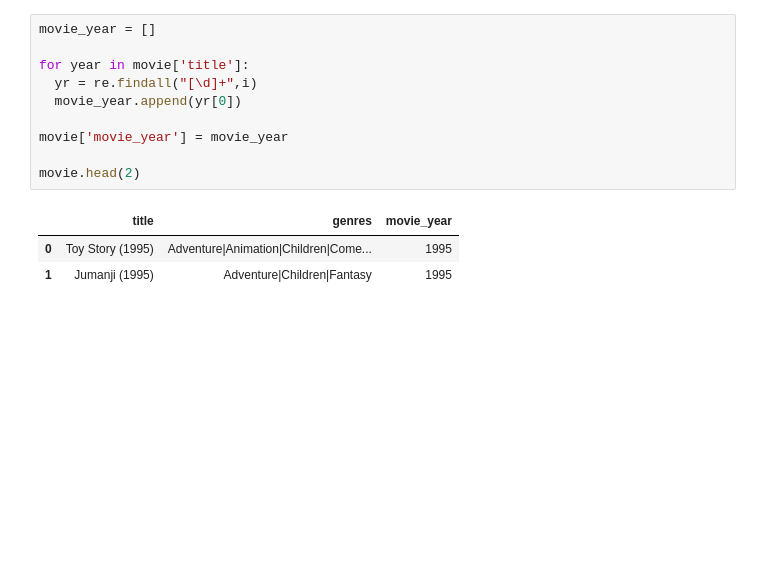
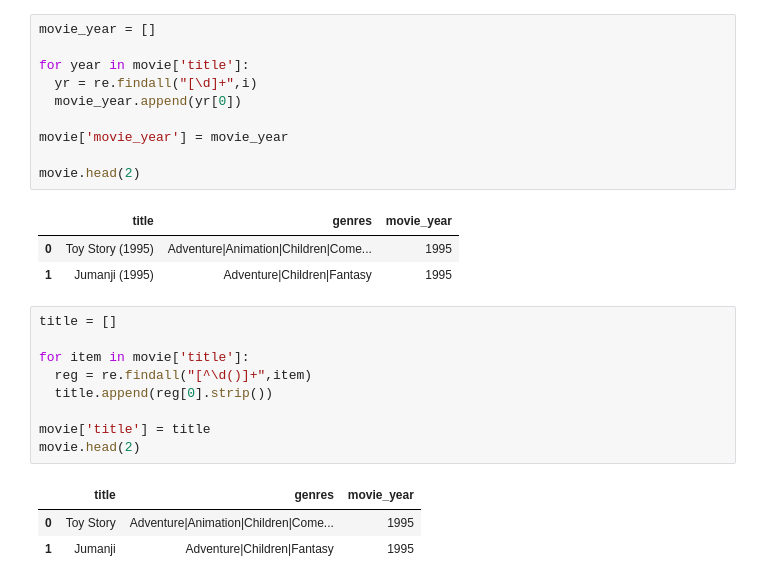
Before and after one commit to adambria1309/KurapikaZoldyck, a Jupyter notebook: Unlimited Chapter - Project/Building Recommendation Engine System.ipynb, the cells around one changed output. Drawn from its saved outputs; the diff is of its cells as text; blank space fills up the shorter version.

```diff
--- a/Unlimited Chapter - Project/Building Recommendation Engine System.ipynb
+++ b/Unlimited Chapter - Project/Building Recommendation Engine System.ipynb
@@ -244,3 +244,16 @@ movie.head(2)
 |  | title | genres | movie_year |
 | 0 | Toy Story (1995) | Adventure|Animation|Children|Come... | 1995 |
 | 1 | Jumanji (1995) | Adventure|Children|Fantasy | 1995 |
+# %%
+title = []
+
+for item in movie['title']:
+  reg = re.findall("[^\d()]+",item)
+  title.append(reg[0].strip())
+
+movie['title'] = title
+movie.head(2)
+# %% [output]
+|  | title | genres | movie_year |
+| 0 | Toy Story | Adventure|Animation|Children|Come... | 1995 |
+| 1 | Jumanji | Adventure|Children|Fantasy | 1995 |
```
